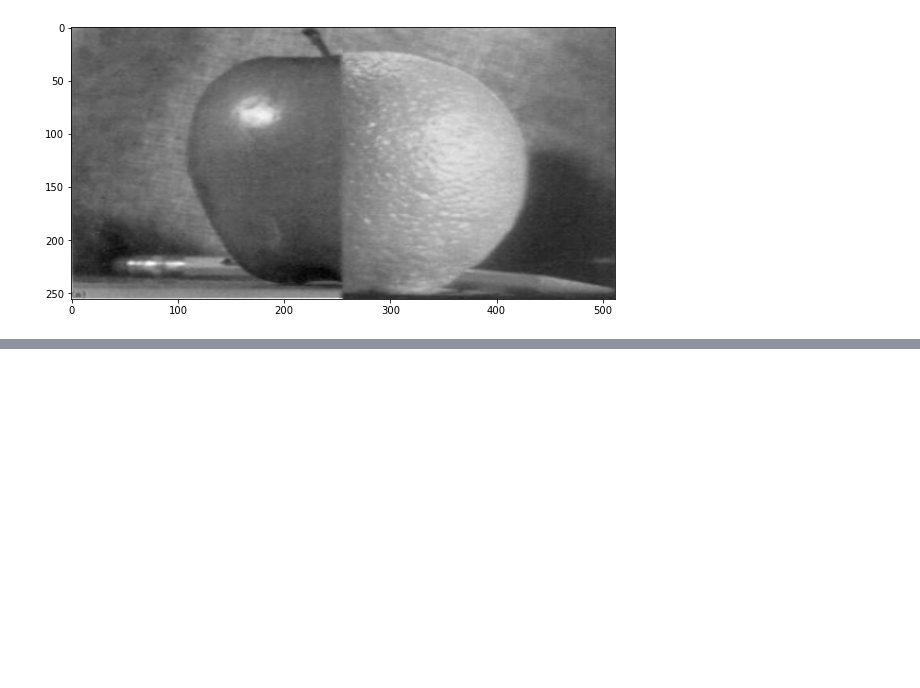
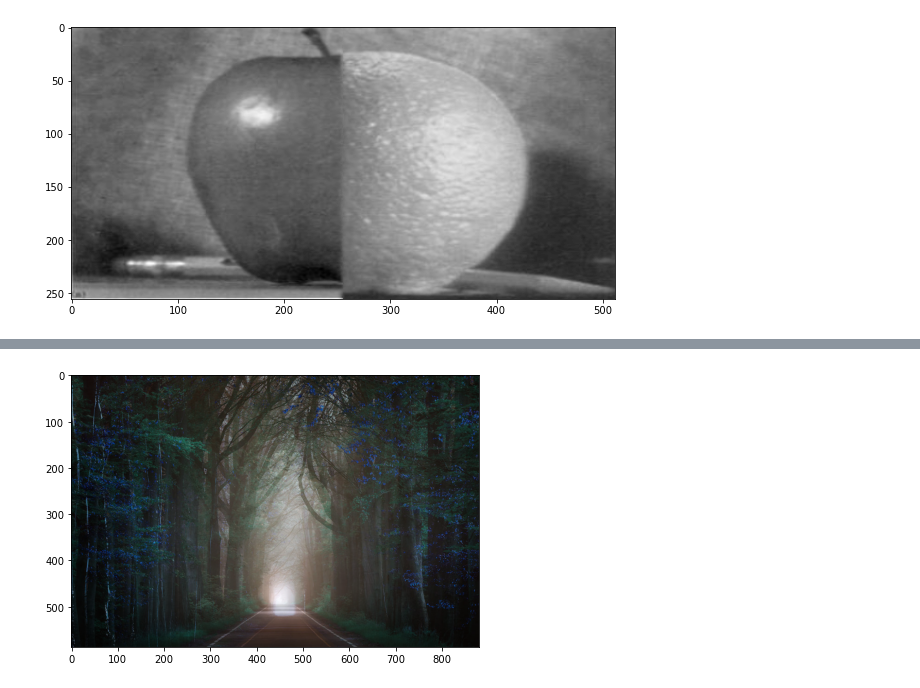
Before and after one commit to JHludwolf/AgentesInteligentes, a Jupyter notebook: Segundo Parcial/Project/ImageCombination.ipynb, the cells around one changed output, grey strips where cells are left out. Cells and saved outputs as stored; diff of their text form; code cells hidden in the pictures; blank space fills up the shorter version.

```diff
--- a/Segundo Parcial/Project/ImageCombination.ipynb
+++ b/Segundo Parcial/Project/ImageCombination.ipynb
@@ -146,0 +169,9 @@ plt.show()
+# %%
+dsti = cv2.addWeighted(src1, 0.5, src2, 0.5, 0)
+plt.figure(figsize=(10,5))
+
+plt.imshow(dsti, cmap='gray')
+
+plt.show()
+# %% [output]
+[figure, added]
```
Also changed, not shown: parts of 13 cells of this notebook, 7 other files.
